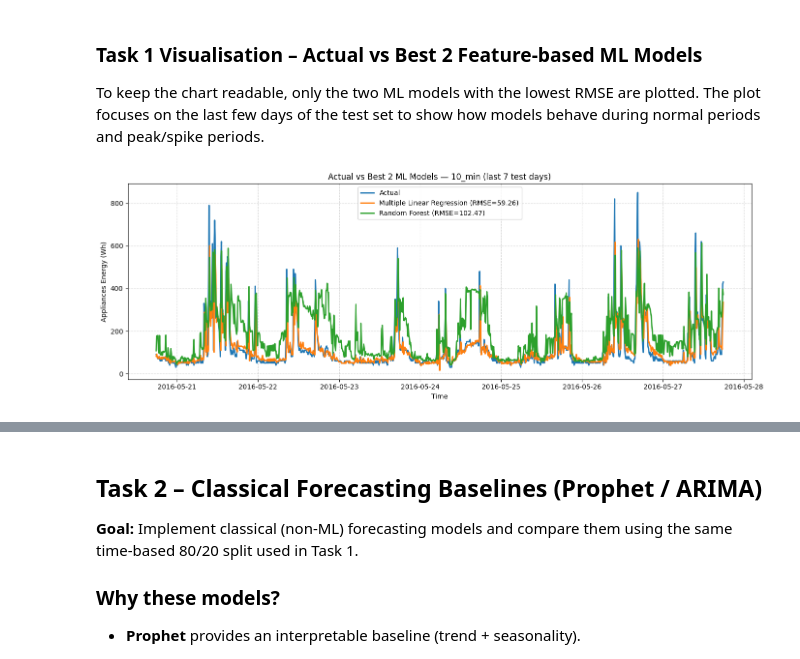
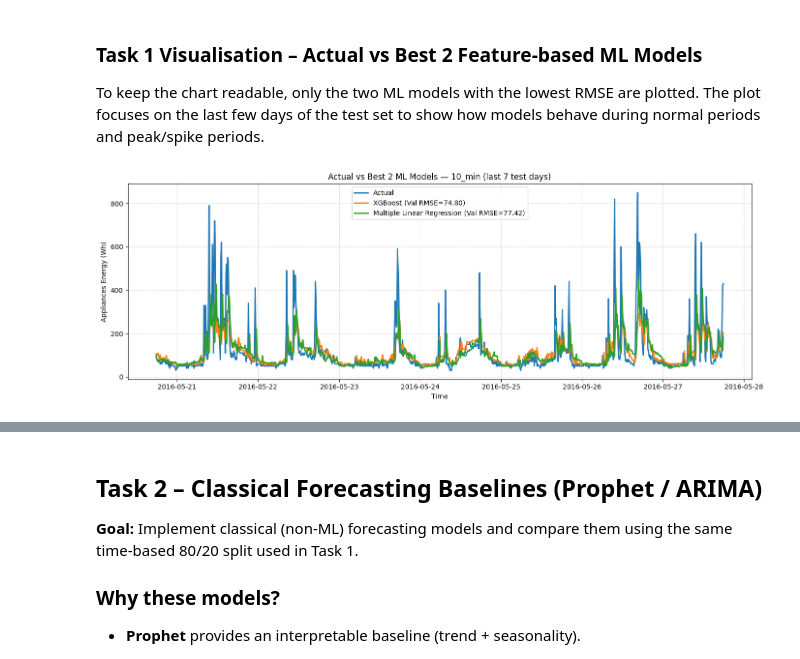
Before and after one commit to ibimohamed83/Data_Analytics_project, a Jupyter notebook: smart_home.ipynb, the cells around one changed output, grey strips where cells are left out. Drawn from its saved outputs; the diff is of its cells as text; code cells hidden in the pictures.

```diff
--- a/smart_home.ipynb
+++ b/smart_home.ipynb
@@ -665,6 +766,10 @@ def make_supervised(df, target_col, horizon_steps, lags, roll_windows):
     Features use only past/current information (no leakage).
     """
     data = df.copy()
+    data = data.sort_index()
+
+    # Ensure target is numeric
+    data[target_col] = pd.to_numeric(data[target_col], errors="coerce")
 
     # Time features
     data["hour"] = data.index.hour
@@ -672,23 +777,25 @@ def make_supervised(df, target_col, horizon_steps, lags, roll_windows):
     data["is_weekend"] = data["dayofweek"].isin([5, 6]).astype(int)
     data["month"] = data.index.month
 
-    # Lag features of target
+    # Lag features of target. This used past values lag 1, previous 10-min value, lag 6 previous 1 hour value lag 144 previous
     for lag in lags:
         data[f"{target_col}_lag_{lag}"] = data[target_col].shift(lag)
 
-    # Rolling stats of target (shift by 1 to ensure it uses only past values)
+    # Rolling stats of target (shift by 1 to ensure it uses only past values).
+    # That means the rolling statistics use only past values, not the current row and not future rows
     for w in roll_windows:
         data[f"{target_col}_roll_mean_{w}"] = data[target_col].shift(1).rolling(w).mean()
         data[f"{target_col}_roll_std_{w}"]  = data[target_col].shift(1).rolling(w).std()
 
-    # Forecast target at t+h
+    # Forecast target at t+h, this means horizon_step =1  predicts the next 10 min value
+    # and horizon_step=6, predicts the value 1 hour head.
     data["y_target"] = data[target_col].shift(-horizon_steps)
 
     # Drop rows with NaNs caused by lag/rolling and horizon shift
     data = data.dropna()
 
-    # Features = all columns except y_target
-    X = data.drop(columns=["y_target"])
+    # Remove the raw current target column to avoid making the model too dependent on lag-0
+    X = data.drop(columns=["y_target", target_col], errors="ignore")
     # keep only numeric features (removes datetime/object columns like 'date')
     X = X.select_dtypes(include=["number"]).copy()
 
@@ -811,55 +1225,104 @@ The plot focuses on the last few days of the test set to show how models behave
 during normal periods and peak/spike periods.
 # %%
 def plot_best2_ml(df_original, horizon_steps, horizon_name, last_days=7):
-    # rebuild supervised dataset (same as training)
+    # Rebuild supervised dataset
     X, y = make_supervised(df_original, TARGET, horizon_steps, LAGS, ROLL_WINDOWS)
-    X_train, X_test, y_train, y_test = time_split(X, y, test_size=TEST_SIZE)
 
-    models = get_models()
+    # 70 / 15 / 15 split
+    X_train, X_val, X_test, y_train, y_val, y_test = time_split_3way(
+        X, y, train_size=TRAIN_SIZE, val_size=VAL_SIZE
+    )
 
-    # Train + score
+    # Combine train + validation for final refit later
+    X_trainval = pd.concat([X_train, X_val])
+    y_trainval = pd.concat([y_train, y_val])
+
     scored = []
     preds_store = {}
 
-    for name, model in models.items():
-        model.fit(X_train, y_train)
-        preds = model.predict(X_test)
-        score = np.sqrt(mean_squared_error(y_test.values, preds))
-        scored.append((name, score))
-        preds_store[name] = preds
 
+    # 1. Multiple Linear Regression
+
+    mlr_model = Pipeline([
+        ("scaler", StandardScaler()),
+        ("model", LinearRegression())
+    ])
+
+    mlr_model.fit(X_train, y_train)
+    mlr_val_preds = mlr_model.predict(X_val)
+    mlr_val_rmse = np.sqrt(mean_squared_error(y_val.values, mlr_val_preds))
+
+    mlr_model.fit(X_trainval, y_trainval)
+    mlr_test_preds = mlr_model.predict(X_test)
+
+    scored.append(("Multiple Linear Regression", mlr_val_rmse))
+    preds_store["Multiple Linear Regression"] = mlr_test_preds
+
+
+    # 2. Tuned Random Forest
+
+    rf_best_model, rf_best_params, rf_val_metrics = tune_random_forest(
+        X_train, y_train, X_val, y_val
+    )
+
+    rf_best_model.fit(X_trainval, y_trainval)
+    rf_test_preds = rf_best_model.predict(X_test)
+
+    scored.append(("Random Forest", rf_val_metrics["RMSE"]))
+    preds_store["Random Forest"] = rf_test_preds
+
+
+    # 3. Tuned XGBoost
+
+    xgb_best_model, xgb_best_params, xgb_val_metrics = tune_xgboost(
+        X_train, y_train, X_val, y_val
+    )
+
+    xgb_best_model.fit(X_trainval, y_trainval)
+    xgb_test_preds = xgb_best_model.predict(X_test)
+
+    scored.append(("XGBoost", xgb_val_metrics["RMSE"]))
+    preds_store["XGBoost"] = xgb_test_preds
+
+    # Rank by validation RMSE
     scored.sort(key=lambda x: x[1])
     best2 = scored[:2]
 
-    # Build a time index for test predictions (same index as X_test)
+    # Test index
     test_index = X_test.index
 
-    # Plot last N days of test
+    # Plot only the last N days of the test set
     end = test_index.max()
     start = end - pd.Timedelta(days=last_days)
     idx = test_index[(test_index >= start) & (test_index <= end)]
 
     plt.figure(figsize=(14, 5))
     plt.plot(y_test.loc[idx], label="Actual", linewidth=2)
 
-    for model_name, score in best2:
+    for model_name, val_rmse in best2:
         pred_series = pd.Series(preds_store[model_name], index=test_index).loc[idx]
-        plt.plot(pred_series.index, pred_series.values, label=f"{model_name} (RMSE={score:.2f})", linewidth=2)
+        plt.plot(
+            pred_series.index,
+            pred_series.values,
+            label=f"{model_name} (Val RMSE={val_rmse:.2f})",
+            linewidth=2
+        )
 
     plt.title(f"Actual vs Best 2 ML Models — {horizon_name} (last {last_days} test days)")
     plt.xlabel("Time")
     plt.ylabel("Appliances Energy (Wh)")
     plt.legend()
     plt.tight_layout()
     plt.grid(True, linestyle="--", alpha=0.5)
     plt.show()
 
-    print("\nBest 2 ML models:")
+    print(f"\nBest 2 ML models for {horizon_name} (based on validation RMSE):")
     for m, s in best2:
-        print(f"- {m}: RMSE = {s:.3f}")
+        print(f"- {m}: Val RMSE = {s:.3f}")
+
 
 # Run for both horizons
 plot_best2_ml(df, HORIZONS["10_min"], "10_min", last_days=7)
 plot_best2_ml(df, HORIZONS["1_hour"], "1_hour", last_days=7)
 # %% [output]
-[figure, old version]
+[figure, new version]
```
Also changed, not shown: parts of 95 cells of this notebook.
